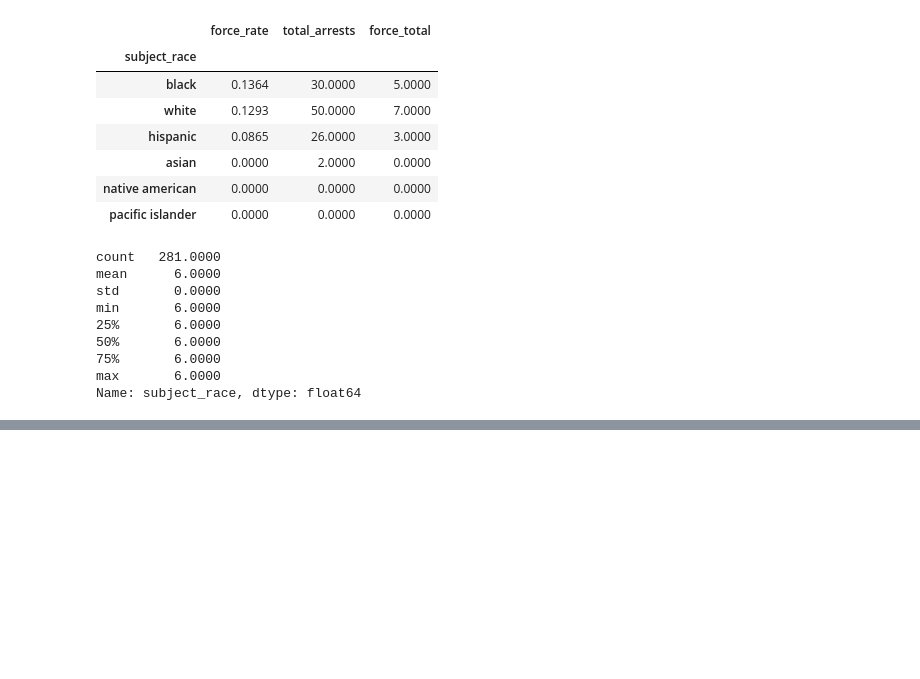
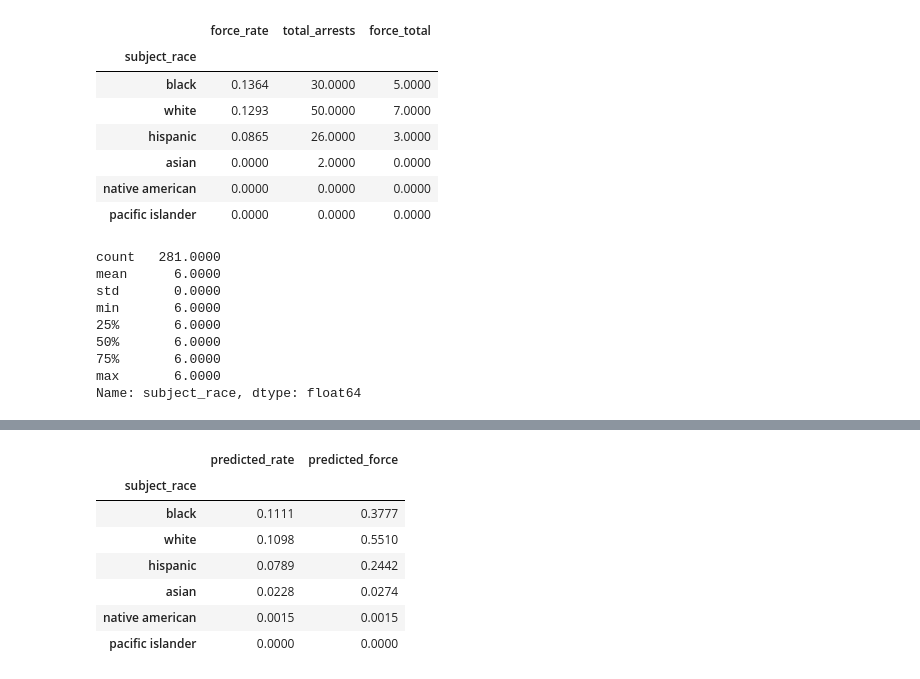
Before and after one commit to kzwang1729/UOFAnalysis, a Jupyter notebook: final_dataset_model.ipynb, the cells around one changed output, grey strips where cells are left out. Drawn from its saved outputs; the diff is of its cells as text; code cells hidden in the pictures; blank space fills up the shorter version.

```diff
--- a/final_dataset_model.ipynb
+++ b/final_dataset_model.ipynb
@@ -470,0 +575,25 @@ print(f"\nObserved total:     {model_data['force_total'].sum():,.0f}")
+# %%
+# Posterior predicted force counts — median over all posterior draws
+model.predict(idata, kind="mean")
+
+predicted_force = idata.posterior["mu"].median(dim=["chain", "draw"]).values
+
+(
+    model_data
+    .assign(
+        predicted_force=predicted_force,
+        predicted_rate=predicted_force / (model_data["total_arrests"] + 1)
+    )
+    .groupby("subject_race", observed=True)[["predicted_rate", "predicted_force"]]
+    .median()
+    .sort_values("predicted_rate", ascending=False)
+)
+# %% [output]
+|  | predicted_rate | predicted_force |
+| subject_race |  |  |
+| black | 0.1111 | 0.3777 |
+| white | 0.1098 | 0.5510 |
+| hispanic | 0.0789 | 0.2442 |
+| asian | 0.0228 | 0.0274 |
+| native american | 0.0015 | 0.0015 |
+| pacific islander | 0.0000 | 0.0000 |
```
Also changed, not shown: parts of 16 cells of this notebook, 2 other files.
